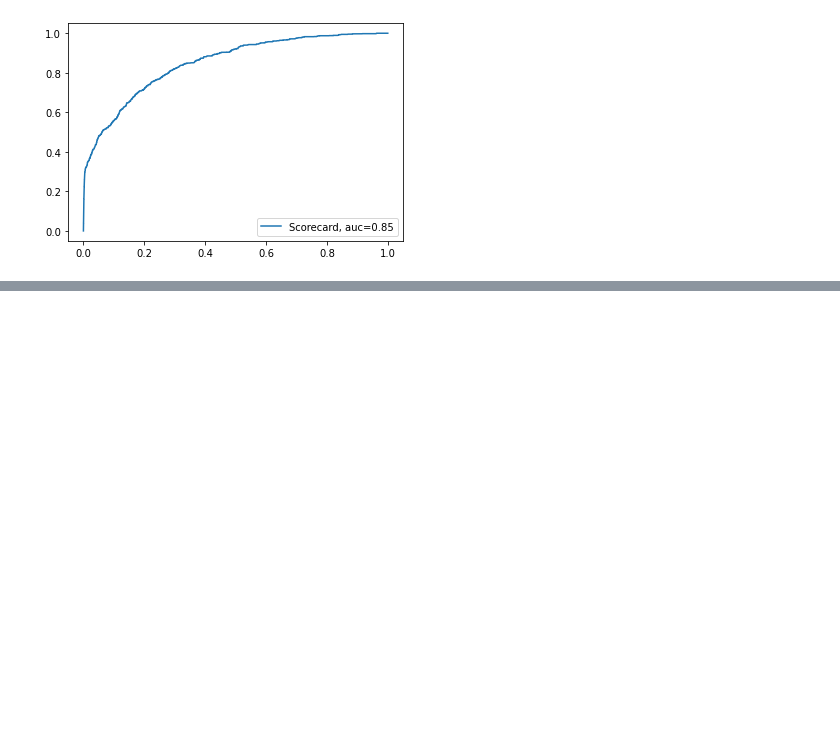
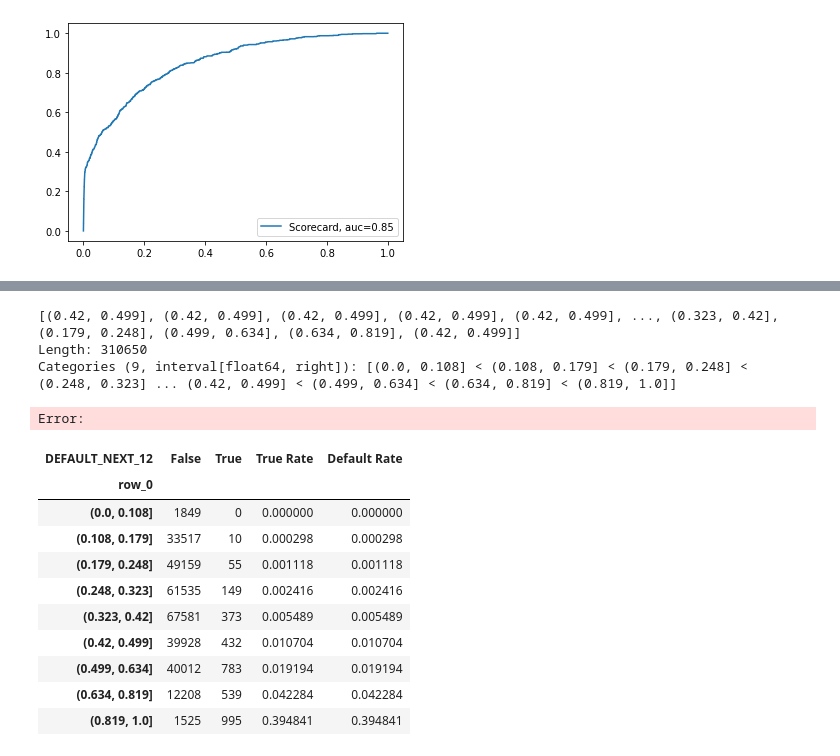
Before and after one commit to willseff/consumer-credit-risk, a Jupyter notebook: Banking Group Project 2.ipynb, the cells around one changed output, grey strips where cells are left out. Drawn from its saved outputs; the diff is of its cells as text; code cells hidden in the pictures; blank space fills up the shorter version.

```diff
--- a/Banking Group Project 2.ipynb
+++ b/Banking Group Project 2.ipynb
@@ -497,0 +542,58 @@ plt.show()
+# %%
+# Add 0 (and one) if not present. 1 is found, so we don't need to adjust it.
+pbb_cuts = np.insert(pbb_cuts, 0, 0)
+
+# Get unique values
+pbb_cuts = np.unique(pbb_cuts)
+
+# Display the result
+pbb_cuts
+
+pd_cut = pd.cut(y_test_pred, pbb_cuts)
+pd_cut
+# %% [output]
+[(0.42, 0.499], (0.42, 0.499], (0.42, 0.499], (0.42, 0.499], (0.42, 0.499], ..., (0.323, 0.42], (0.179, 0.248], (0.499, 0.634], (0.634, 0.819], (0.42, 0.499]]
+Length: 310650
+Categories (9, interval[float64, right]): [(0.0, 0.108] < (0.108, 0.179] < (0.179, 0.248] < (0.248, 0.323] ... (0.42, 0.499] < (0.499, 0.634] < (0.634, 0.819] < (0.819, 1.0]]
+# %%
+import polars as pl
+# Add the PDCut variable to our dataframe
+loans = X_test.insert_column(-1,
+    pl.Series('PD_Cut', pd.cut(y_test_pred.to_pandas(), pbb_cuts).astype(str).values)
+)
+
+loans = pd.DataFrame({'Default' : y_test_model, '})
+
+# Create pivot table
+PD_monthly = pd.pivot_table(loans.to_pandas(),
+                            values = 'Default',
+                            index = 'Portfolio',
+                            columns = 'PD_Cut',
+                            aggfunc = 'mean'
+                            )
+
+PD_monthly
+# %% [output]
+Error:
+# %%
+PDs_Tab = pd.crosstab(pd_cut,
+                      loans['Default'],
+                      normalize = False)
+
+# Add a new column for the true rate
+PDs_Tab['Default Rate'] = PDs_Tab[True] / (PDs_Tab[True] + PDs_Tab[False])
+
+# Display the updated table
+PDs_Tab
+# %% [output]
+| DEFAULT_NEXT_12 | False | True | True Rate | Default Rate |
+| row_0 |  |  |  |  |
+| (0.0, 0.108] | 1849 | 0 | 0.000000 | 0.000000 |
+| (0.108, 0.179] | 33517 | 10 | 0.000298 | 0.000298 |
+| (0.179, 0.248] | 49159 | 55 | 0.001118 | 0.001118 |
+| (0.248, 0.323] | 61535 | 149 | 0.002416 | 0.002416 |
+| (0.323, 0.42] | 67581 | 373 | 0.005489 | 0.005489 |
+| (0.42, 0.499] | 39928 | 432 | 0.010704 | 0.010704 |
+| (0.499, 0.634] | 40012 | 783 | 0.019194 | 0.019194 |
+| (0.634, 0.819] | 12208 | 539 | 0.042284 | 0.042284 |
+| (0.819, 1.0] | 1525 | 995 | 0.394841 | 0.394841 |
```
Also changed, not shown: parts of 12 cells of this notebook, 1 other file.
